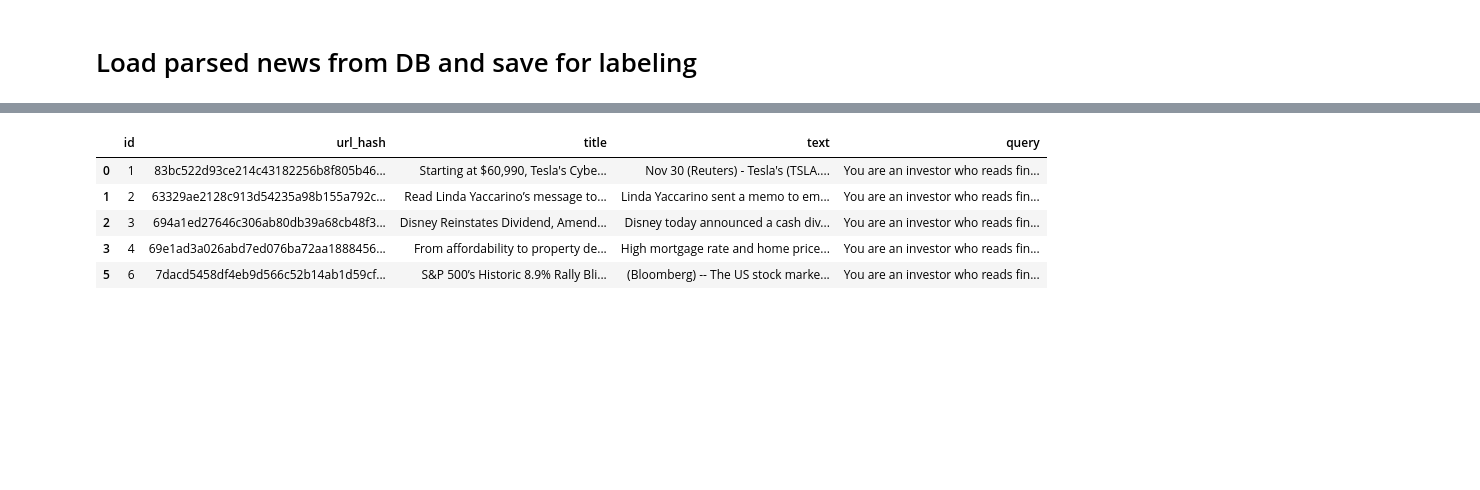
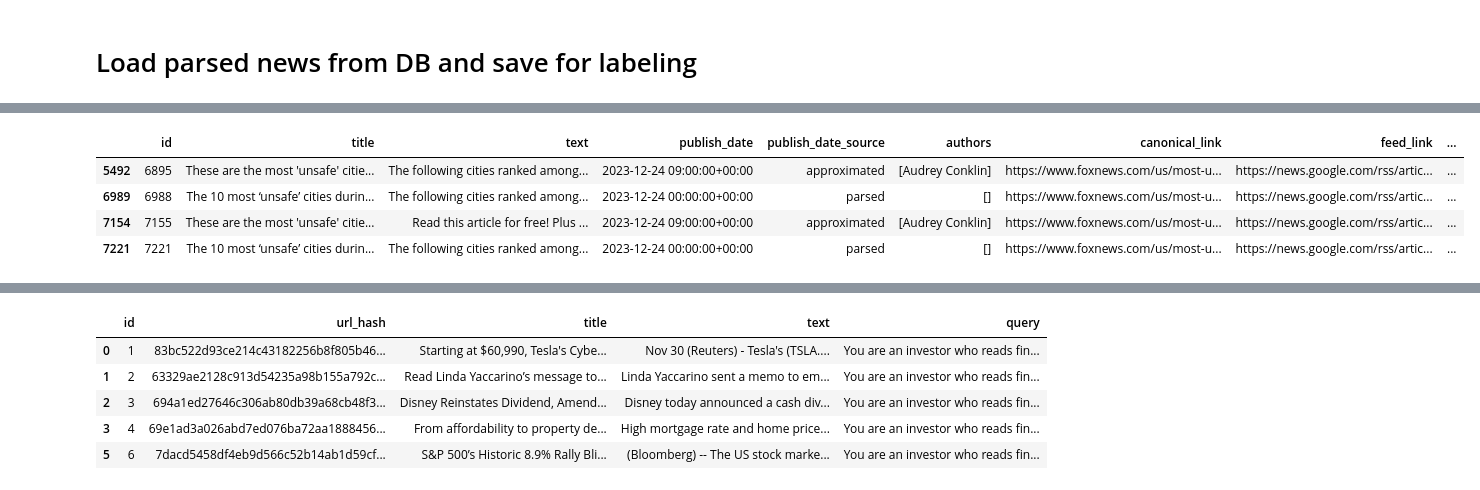
Before and after one commit to someoneorlov/styx, a Jupyter notebook: notebooks/5.0-check-REL-OOT-test.ipynb, the cells around one changed output, grey strips where cells are left out. Cells and saved outputs as stored; diff of their text form; code cells hidden in the pictures; blank space fills up the shorter version.

```diff
--- a/notebooks/5.0-check-REL-OOT-test.ipynb
+++ b/notebooks/5.0-check-REL-OOT-test.ipynb
@@ -123,0 +172,8 @@ memory usage: 426.1+ KB
+# %%
+df[df['canonical_link'] == 'https://www.foxnews.com/us/most-unsafe-cities-holiday-season-research-shows']
+# %% [output]
+|  | id | title | text | publish_date | publish_date_source | authors | canonical_link | feed_link | ... |
+| 5492 | 6895 | These are the most 'unsafe' citie... | The following cities ranked among... | 2023-12-24 09:00:00+00:00 | approximated | [Audrey Conklin] | https://www.foxnews.com/us/most-u... | https://news.google.com/rss/artic... | ... |
+| 6989 | 6988 | The 10 most ‘unsafe’ cities durin... | The following cities ranked among... | 2023-12-24 00:00:00+00:00 | parsed | [] | https://www.foxnews.com/us/most-u... | https://news.google.com/rss/artic... | ... |
+| 7154 | 7155 | These are the most 'unsafe' citie... | Read this article for free! Plus ... | 2023-12-24 09:00:00+00:00 | approximated | [Audrey Conklin] | https://www.foxnews.com/us/most-u... | https://news.google.com/rss/artic... | ... |
+| 7221 | 7221 | The 10 most ‘unsafe’ cities durin... | The following cities ranked among... | 2023-12-24 00:00:00+00:00 | parsed | [] | https://www.foxnews.com/us/most-u... | https://news.google.com/rss/artic... | ... |
```
Also changed, not shown: parts of 15 cells of this notebook, 4 other files.
